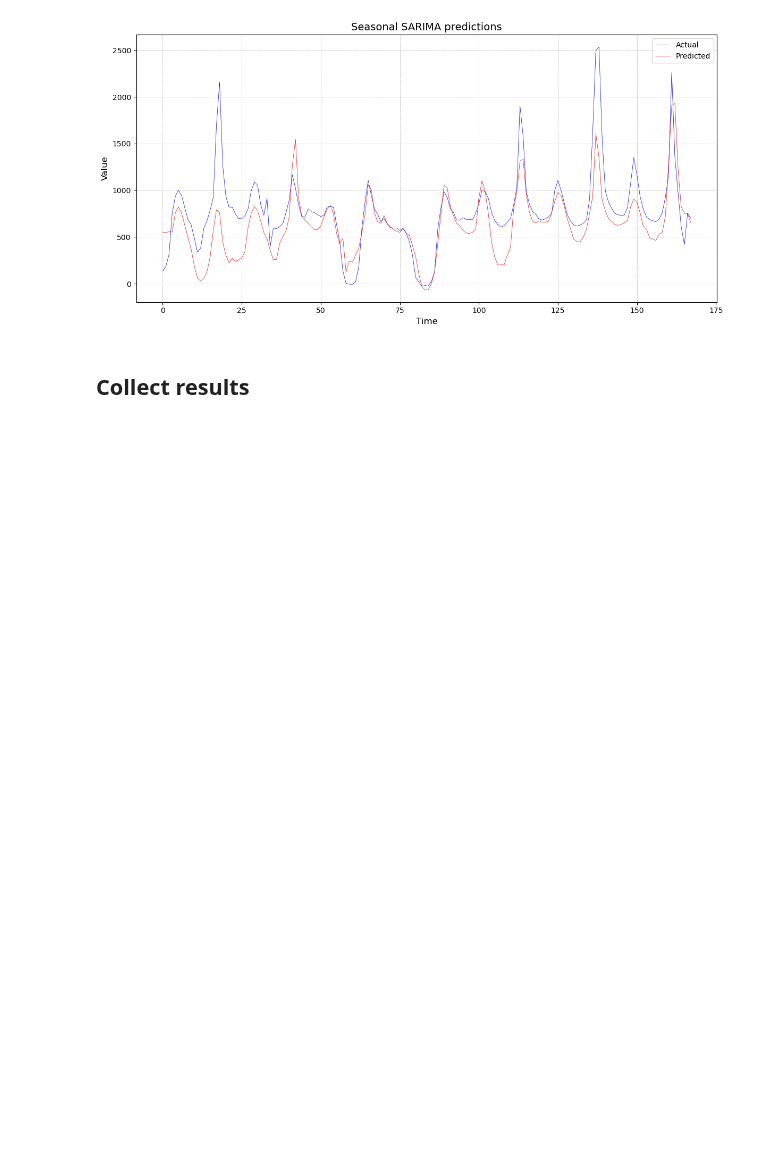
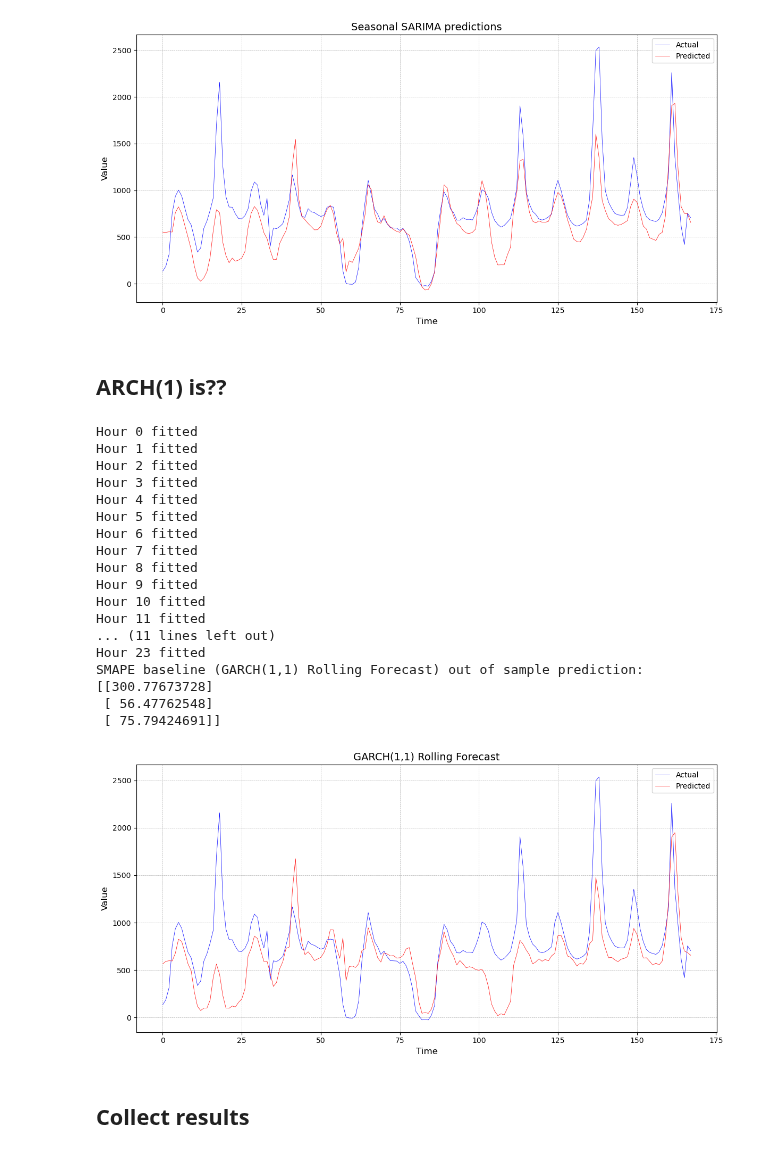
Before and after one commit to peterravn/Seminar-Adv-Finance, a Jupyter notebook: 5. SARIMAX Test.ipynb, the cells around one changed output. Drawn from its saved outputs; the diff is of its cells as text; code cells hidden in the pictures; blank space fills up the shorter version.

Commit message:
PLR: ARCH(1) too

```diff
--- a/5. SARIMAX Test.ipynb
+++ b/5. SARIMAX Test.ipynb
@@ -397,6 +397,63 @@ SMAPE baseline (24 lags) out of sample prediction: [[272.1681602 ]
  [ 50.92659825]
  [ 68.26710498]]
 [figure]
+# %% [markdown]
+## ARCH(1) is??
+# %%
+import numpy as np
+from arch import arch_model
+
+predictions_dict = {}
+
+for hour in range(24):
+    y_history = y_train[hour].copy()
+    am = arch_model(y_history, mean='AR', lags=1, vol='GARCH', p=1, q=0, rescale=False, x=['const', 'trend'])
+    res = am.fit(disp='off')
+
+    predictions = []
+    for t in range(len(y_test[hour])):
+        forecast = res.forecast(horizon=1)
+        mean_forecast = forecast.mean.iloc[-1, 0]
+        predictions.append(mean_forecast)
+
+        # Append the current test value to history
+        y_history = np.append(y_history, y_test[hour][t])
+
+        # Update the model with the new data
+        am = arch_model(y_history, mean='AR', lags=1, vol='GARCH', p=1, q=0, rescale=False, x=['const', 'trend'])
+        res = am.fit(disp='off', starting_values=res.params)
+
+    predictions_array = np.array(predictions)
+    predictions_dict[hour] = predictions_array
+
+    print(f'Hour {hour} fitted')
+
+combined_predictions, combined_test = combine_24_hour_data(predictions_dict, y_test)
+rmse, smape, rmae = out_of_sample_pred(combined_test, combined_predictions)
+model_8 = np.array([[rmse], [smape], [rmae]])
+combined_predictions_model_8 = combined_predictions
+
+print(f'SMAPE baseline (GARCH(1,1) Rolling Forecast) out of sample prediction: {model_8}')
+plot_actual_vs_predicted(combined_test, combined_predictions_model_8, "GARCH(1,1) Rolling Forecast")
+# %% [output]
+Hour 0 fitted
+Hour 1 fitted
+Hour 2 fitted
+Hour 3 fitted
+Hour 4 fitted
+Hour 5 fitted
+Hour 6 fitted
+Hour 7 fitted
+Hour 8 fitted
+Hour 9 fitted
+Hour 10 fitted
+Hour 11 fitted
+... (11 lines left out)
+Hour 23 fitted
+SMAPE baseline (GARCH(1,1) Rolling Forecast) out of sample prediction: [[300.77673728]
+ [ 56.47762548]
+ [ 75.79424691]]
+[figure, added]
 # %% [markdown]
 ## Collect results
 # %%
```
Also changed, not shown: parts of 6 cells of this notebook.
